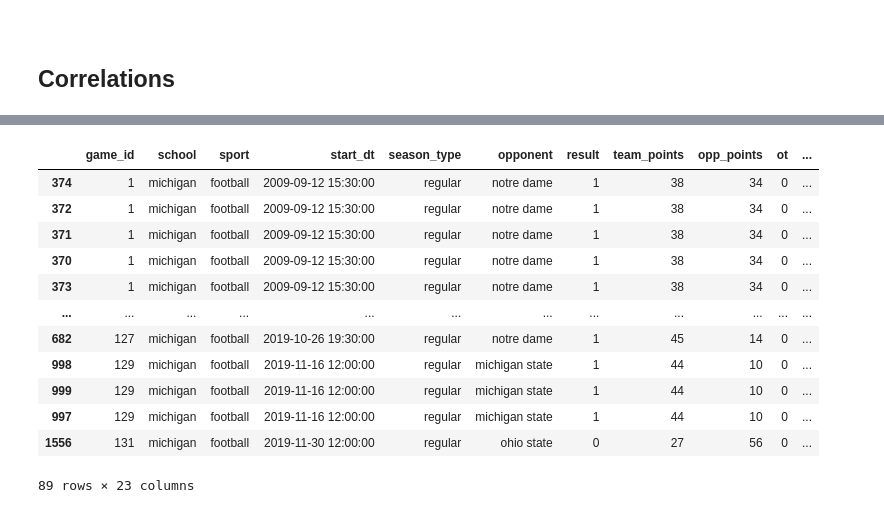
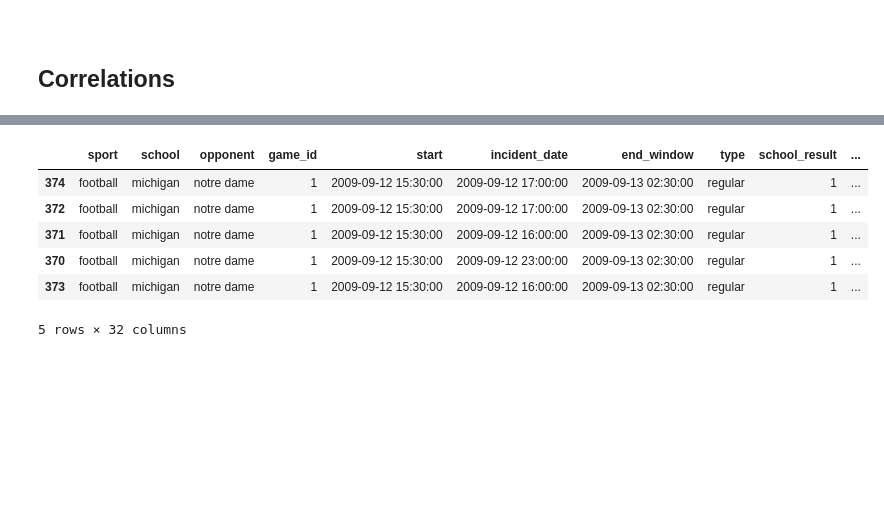
Before and after one commit to djboudia/milestone, a Jupyter notebook: 03_notebooks/06_sports_crime_eda.ipynb, the cells around one changed output, grey strips where cells are left out. Cells and saved outputs as stored; diff of their text form; code cells hidden in the pictures; blank space fills up the shorter version.

```diff
--- a/03_notebooks/06_sports_crime_eda.ipynb
+++ b/03_notebooks/06_sports_crime_eda.ipynb
@@ -55,5 +155,8 @@ df['incident_count'] = df.groupby(['game_id'])['incident_id'].transform('count')
 
 ## Exploring how poll rank affects incidents
 # %%
-df['top_25_matchup'] = np.where((df['rank'].notnull()) & (df['opponent_rank'].notnull()), 1, 0)
-df['top_10_matchup'] = np.where((df['rank'] <=10) & (df['opponent_rank'] <= 10), 1, 0)
+df['top_25_matchup'] = np.where((df['school_rank'].notnull()) & (df['opponent_rank'].notnull()), 1, 0)
+df['top_20_matchup'] = np.where((df['school_rank'] <=20) & (df['opponent_rank'] <= 20), 1, 0)
+df['top_15_matchup'] = np.where((df['school_rank'] <=15) & (df['opponent_rank'] <= 15), 1, 0)
+df['top_10_matchup'] = np.where((df['school_rank'] <=10) & (df['opponent_rank'] <= 10), 1, 0)
+df['top_5_matchup'] = np.where((df['school_rank'] <=5) & (df['opponent_rank'] <= 5), 1, 0)
@@ -59,0 +196,20 @@ df['top_10_matchup'] = np.where((df['rank'] <=10) & (df['opponent_rank'] <= 10),
+# %%
+# https://stackoverflow.com/questions/30631841/pandas-how-do-i-assign-values-based-on-multiple-conditions-for-existing-columns
+
+conditions = [
+    df['top_5_matchup'].eq(1),
+    df['top_10_matchup'].eq(1),
+    df['top_15_matchup'].eq(1),
+    df['top_20_matchup'].eq(1),
+    df['top_25_matchup'].eq(1)
+]
+
+choices = [1, 2, 3, 4, 5]
+
+df['poll_fifths'] = np.select(conditions, choices, default=np.nan)
+# %%
+conditions = [df['school'].eq('michigan') & df['opponent'].isin(['ohio state', 'notre dame', 'michigan state', 'michigan-state']),
+              df['school'].eq('michigan state') & df['opponent'].isin(['michigan'])]
+
+choices = [1, 1]
+df['rivalry'] = np.select(conditions, choices, default=0)
@@ -140,16 +407,0 @@ Possible confounding factors exist for basketball, like weather for the time of
-# %%
-# https://stackoverflow.com/questions/30631841/pandas-how-do-i-assign-values-based-on-multiple-conditions-for-existing-columns
-
-conditions = [
-    df['school'].eq('michigan') & df['opponent'].isin(['ohio state', 'notre dame', 'michigan state', 'michigan-state']),
-    df['school'].eq('michigan-state') & df['opponent'].isin(['michigan']),
-    df['top_10_matchup'].eq(1),
-    df['top_25_matchup'].eq(1)
-]
-
-# 1: A rivalry game for Michigan or Michigan State
-# 2: A top 10 matchup
-# 3: A top 25 matchup
-choices = [1, 1, 2, 3]
-
-df['big_game'] = np.select(conditions, choices, default=0)
@@ -215,16 +450,10 @@ Name: hour, Length: 89, dtype: float64
 # %%
-df[(df['big_game'] == 1) & (df['sport'] == 'football')]
+df[(df['rivalry'] == 1) & (df['sport'] == 'football')].head()
 # %% [output]
-|  | game_id | school | sport | start_dt | season_type | opponent | result | team_points | opp_points | ot | ... |
-| 374 | 1 | michigan | football | 2009-09-12 15:30:00 | regular | notre dame | 1 | 38 | 34 | 0 | ... |
-| 372 | 1 | michigan | football | 2009-09-12 15:30:00 | regular | notre dame | 1 | 38 | 34 | 0 | ... |
-| 371 | 1 | michigan | football | 2009-09-12 15:30:00 | regular | notre dame | 1 | 38 | 34 | 0 | ... |
-| 370 | 1 | michigan | football | 2009-09-12 15:30:00 | regular | notre dame | 1 | 38 | 34 | 0 | ... |
-| 373 | 1 | michigan | football | 2009-09-12 15:30:00 | regular | notre dame | 1 | 38 | 34 | 0 | ... |
-| ... | ... | ... | ... | ... | ... | ... | ... | ... | ... | ... | ... |
-| 682 | 127 | michigan | football | 2019-10-26 19:30:00 | regular | notre dame | 1 | 45 | 14 | 0 | ... |
-| 998 | 129 | michigan | football | 2019-11-16 12:00:00 | regular | michigan state | 1 | 44 | 10 | 0 | ... |
-| 999 | 129 | michigan | football | 2019-11-16 12:00:00 | regular | michigan state | 1 | 44 | 10 | 0 | ... |
-| 997 | 129 | michigan | football | 2019-11-16 12:00:00 | regular | michigan state | 1 | 44 | 10 | 0 | ... |
-| 1556 | 131 | michigan | football | 2019-11-30 12:00:00 | regular | ohio state | 0 | 27 | 56 | 0 | ... |
+|  | sport | school | opponent | game_id | start | incident_date | end_window | type | school_result | ... |
+| 374 | football | michigan | notre dame | 1 | 2009-09-12 15:30:00 | 2009-09-12 17:00:00 | 2009-09-13 02:30:00 | regular | 1 | ... |
+| 372 | football | michigan | notre dame | 1 | 2009-09-12 15:30:00 | 2009-09-12 17:00:00 | 2009-09-13 02:30:00 | regular | 1 | ... |
+| 371 | football | michigan | notre dame | 1 | 2009-09-12 15:30:00 | 2009-09-12 16:00:00 | 2009-09-13 02:30:00 | regular | 1 | ... |
+| 370 | football | michigan | notre dame | 1 | 2009-09-12 15:30:00 | 2009-09-12 23:00:00 | 2009-09-13 02:30:00 | regular | 1 | ... |
+| 373 | football | michigan | notre dame | 1 | 2009-09-12 15:30:00 | 2009-09-12 16:00:00 | 2009-09-13 02:30:00 | regular | 1 | ... |
-89 rows × 23 columns
+5 rows × 32 columns
```
Also changed, not shown: parts of 67 cells of this notebook.
